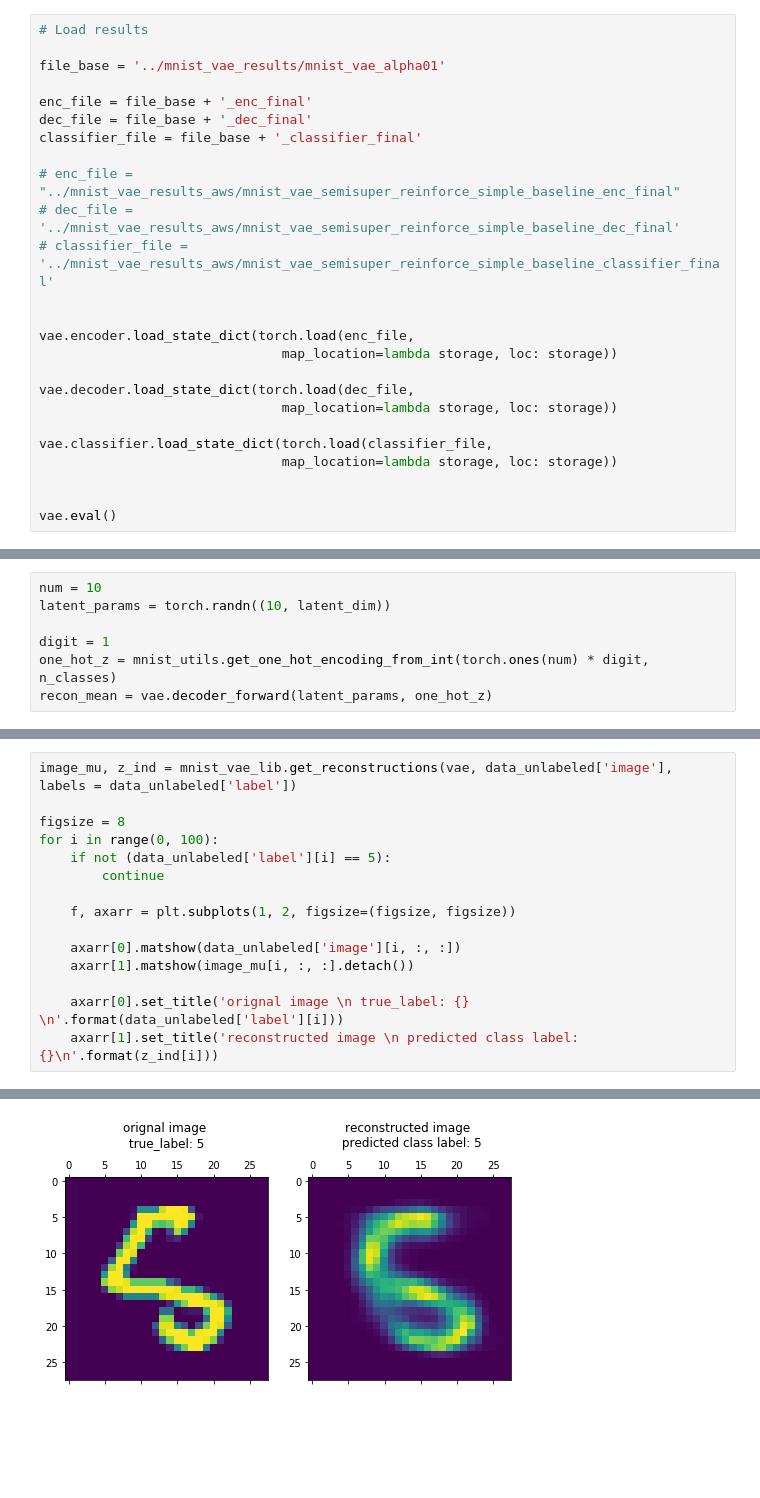
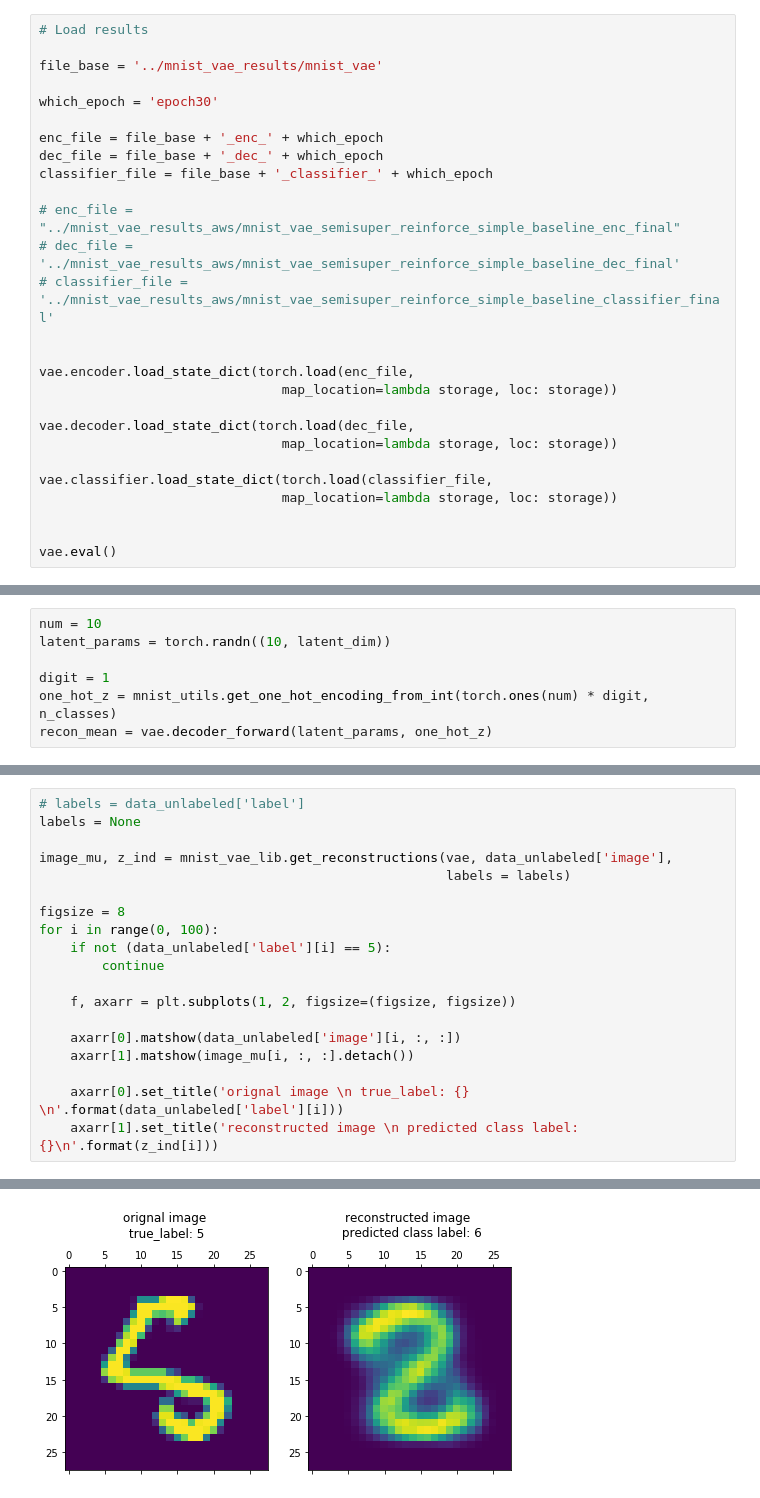
Before and after one commit to Runjing-Liu120/discrete_vae_experimentation, a Jupyter notebook: mnist_experiments/jupyter/examining_mnist_vae_results.ipynb, the cells around one changed output, grey strips where cells are left out. Saved outputs shown, nothing was run; the diff lists cells and outputs as text; blank space fills up the shorter version.

```diff
--- a/mnist_experiments/jupyter/examining_mnist_vae_results.ipynb
+++ b/mnist_experiments/jupyter/examining_mnist_vae_results.ipynb
@@ -89,11 +89,13 @@ vae = mnist_vae_lib.HandwritingVAE(latent_dim = latent_dim,
 # %%
 # Load results
 
-file_base = '../mnist_vae_results/mnist_vae_alpha01'
+file_base = '../mnist_vae_results/mnist_vae'
 
-enc_file = file_base + '_enc_final'
-dec_file = file_base + '_dec_final'
-classifier_file = file_base + '_classifier_final'
+which_epoch = 'epoch30'
+
+enc_file = file_base + '_enc_' + which_epoch
+dec_file = file_base + '_dec_' + which_epoch
+classifier_file = file_base + '_classifier_' + which_epoch
 
 # enc_file = "../mnist_vae_results_aws/mnist_vae_semisuper_reinforce_simple_baseline_enc_final"
 # dec_file = '../mnist_vae_results_aws/mnist_vae_semisuper_reinforce_simple_baseline_dec_final'
@@ -333,5 +333,9 @@ slen ** 2
 # %%
-image_mu, z_ind = mnist_vae_lib.get_reconstructions(vae, data_unlabeled['image'], labels = data_unlabeled['label'])
+# labels = data_unlabeled['label']
+labels = None
+
+image_mu, z_ind = mnist_vae_lib.get_reconstructions(vae, data_unlabeled['image'],
+                                                    labels = labels)
 
 figsize = 8
 for i in range(0, 100):
@@ -353 +357 @@ for i in range(0, 100):
-[figure, old version]
+[figure, new version]
```
Also changed, not shown: parts of 17 cells of this notebook, 3 other files.
